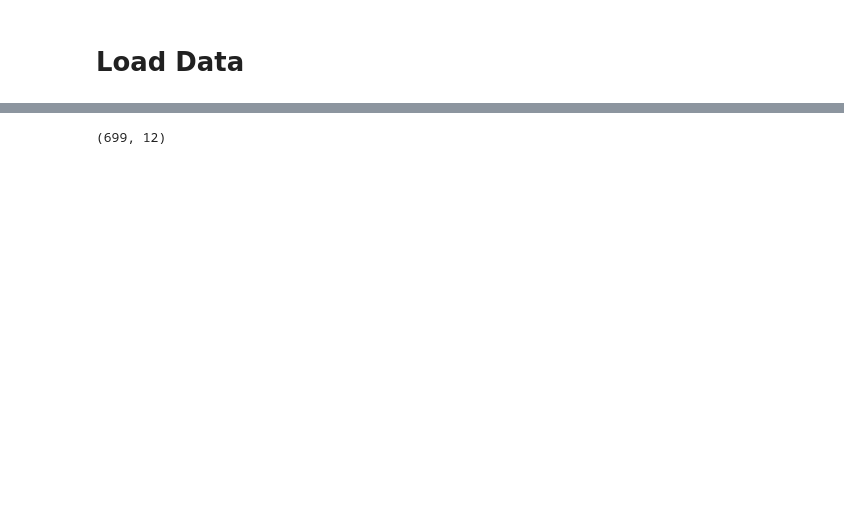
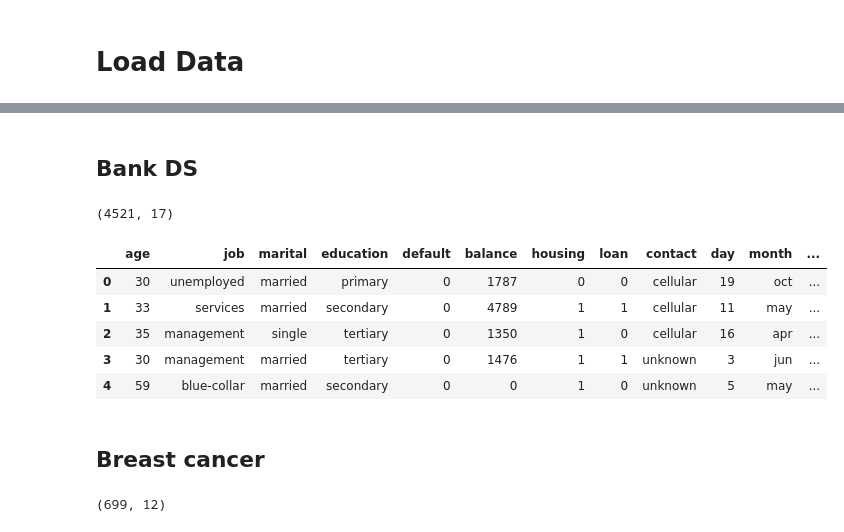
Before and after one commit to EgorDudyrev/FCA_BB_interpret, a Jupyter notebook: notebooks/2020.08.09-TreeEnsembling_with_RF.ipynb, the cells around one changed output, grey strips where cells are left out. Drawn from its saved outputs; the diff is of its cells as text; code cells hidden in the pictures; blank space fills up the shorter version.

```diff
--- a/notebooks/2020.08.09-TreeEnsembling_with_RF.ipynb
+++ b/notebooks/2020.08.09-TreeEnsembling_with_RF.ipynb
@@ -65,0 +85,20 @@ data_dict['adult'] = {'ds':adult_ds, 'train_feats':train_feats, 'cat_feats':cat_
+# %% [markdown]
+## Bank DS
+# %%
+bank_ds = pd.read_csv(DATASETS_DIR+'/bank/bank.csv', sep=';')
+for f in ['default','housing','loan','y']:
+    bank_ds[f] = (bank_ds[f]=='yes').astype(int)
+train_feats = ['age','job','marital','education','default','balance',
+               'housing','loan','contact','day','month','duration','campaign','pdays','previous','poutcome']
+cat_feats = ['job','marital','education','contact','month','poutcome']
+y_feat = 'y'
+print(bank_ds.shape)
+bank_ds.head()
+# %% [output]
+(4521, 17)
+|  | age | job | marital | education | default | balance | housing | loan | contact | day | month | ... |
+| 0 | 30 | unemployed | married | primary | 0 | 1787 | 0 | 0 | cellular | 19 | oct | ... |
+| 1 | 33 | services | married | secondary | 0 | 4789 | 1 | 1 | cellular | 11 | may | ... |
+| 2 | 35 | management | single | tertiary | 0 | 1350 | 1 | 0 | cellular | 16 | apr | ... |
+| 3 | 30 | management | married | tertiary | 0 | 1476 | 1 | 1 | unknown | 3 | jun | ... |
+| 4 | 59 | blue-collar | married | secondary | 0 | 0 | 1 | 0 | unknown | 5 | may | ... |
@@ -66,3 +107,5 @@ data_dict['adult'] = {'ds':adult_ds, 'train_feats':train_feats, 'cat_feats':cat_
+# %% [markdown]
+## Breast cancer
 # %%
 breast_ds = pd.read_csv(DATASETS_DIR+'/breast_cancer/breast-cancer-wisconsin.data', header=None)
 fs = ['Sample_code','Clump_Thickness','Uniformity_of_Cell_Size','Uniformity_of_Cell_Shape','Marginal_Adhesion',
```
Also changed, not shown: parts of 74 cells of this notebook.
